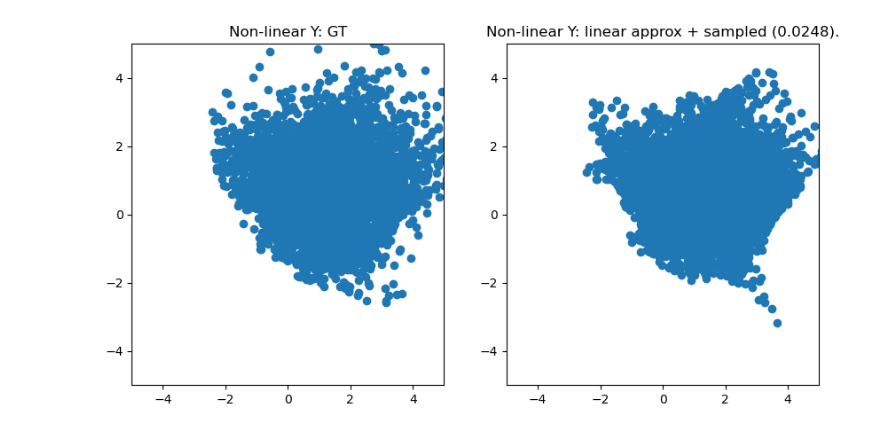
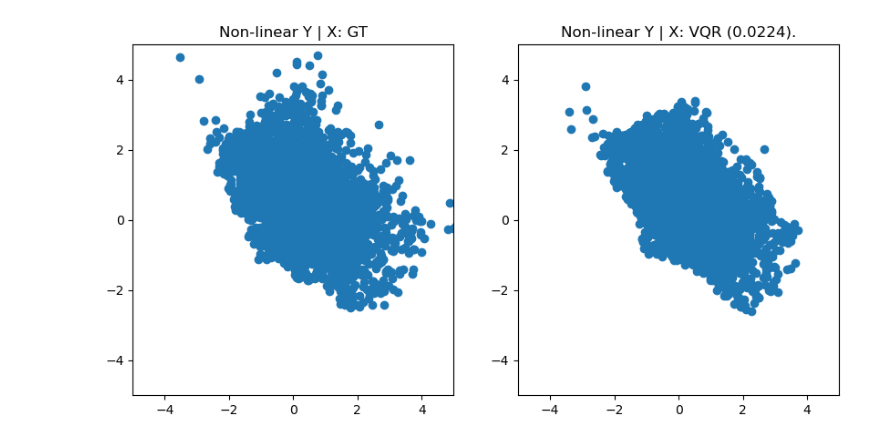
Before and after one commit to vistalab-technion/vqr, a Jupyter notebook: data_gen.ipynb, the cells around one changed output. Drawn from its saved outputs; the diff is of its cells as text; code cells hidden in the pictures.

```diff
--- a/data_gen.ipynb
+++ b/data_gen.ipynb
@@ -44,6 +60,16 @@ for i in range(X.shape[0]):
     Y_samp[i, :] = array((Q1[u1, u2], Q2[u1, u2]))
 # %%
 import matplotlib.pyplot as plt
+
+def w2(Y_gt_, Y_est_):
+    return ot.emd2(
+        a=[],
+        b=[],
+        M=ot.dist(Y_gt_, Y_est_),
+        numItermax=200_000,
+        numThreads=4
+    )
+
 
 fig, ax = plt.subplots(1, 2, figsize=(10, 5))
 
@@ -74,7 +100,7 @@ for i in range(n):
     # Sample using a known B but the quantile function is now nonlinear in X
     Y_hat = (B @ g(X_new[i, :][:, None])) + A
     Q1, Q2 = decode_quantile_values(T, d=2, Y_hat=Y_hat)
-    u1, u2 = randint(0, 50), randint(0, 50)
+    u1, u2 = randint(0, T), randint(0, T)
     Y_nl[i, :] = array((Q1[u1, u2], Q2[u1, u2]))
 # %%
 fig, ax = plt.subplots(1, 2, figsize=(10, 5))
@@ -98,7 +124,7 @@ plt.show()
 # This allows us to measure how mis-specified is the quantile function
 
 vqr_approximating_nl = VectorQuantileRegressor(
-    solver_opts={"verbose": True, "num_epochs": 1000, "epsilon": 0.001}
+    solver_opts={"verbose": True, "num_epochs": 1000, "epsilon": 0.00001}
 )
 vqr_approximating_nl = vqr_approximating_nl.fit(X_new, Y_nl)
 B_approximating_nl = vqr_approximating_nl._fitted_solution._B
@@ -120,34 +154,34 @@ for i in range(n):
     # Y_hat = (B_approximating_nl @ g(X_new[i, :][:, None])) + A_approximating_nl
     Y_hat = (B_approximating_nl @ X_new[i, :][:, None]) + A_approximating_nl
     Q1, Q2 = decode_quantile_values(T, d=2, Y_hat=Y_hat)
-    u1, u2 = randint(0, 50), randint(0, 50)
+    u1, u2 = randint(0, T), randint(0, T)
     Y_approximated_nl[i, :] = array((Q1[u1, u2], Q2[u1, u2]))
 # %%
 import ot
 def w2(Y_gt_, Y_est_):
     return ot.emd2(
         a=[],
         b=[],
         M=ot.dist(Y_gt_, Y_est_),
         numItermax=200_000,
         numThreads=4
     )
 
 fig, ax = plt.subplots(1, 2, figsize=(10, 5))
 
 ax[0].scatter(Y_nl[:, 0], Y_nl[:, 1])
-ax[0].set_title("Non-linear Y: GT")
+ax[0].set_title("Non-linear Y | X: GT")
 ax[0].set_xlim(-5, 5)
 ax[0].set_ylim(-5, 5)
 
 ax[1].scatter(Y_approximated_nl[:, 0], Y_approximated_nl[:, 1])
-ax[1].set_title(f"Non-linear Y: linear approx + sampled ({w2(Y_nl, Y_approximated_nl):.4f}).")
+ax[1].set_title(f"Non-linear Y | X: VQR ({w2(Y_nl, Y_approximated_nl):.4f}).")
 ax[1].set_xlim(-5, 5)
 ax[1].set_ylim(-5, 5)
 
 plt.show()
 # %% [output]
-[figure, old version]
+[figure, new version]
 # %%
 from numpy import stack
 
```
Also changed, not shown: parts of 7 cells of this notebook, 7 other files.
